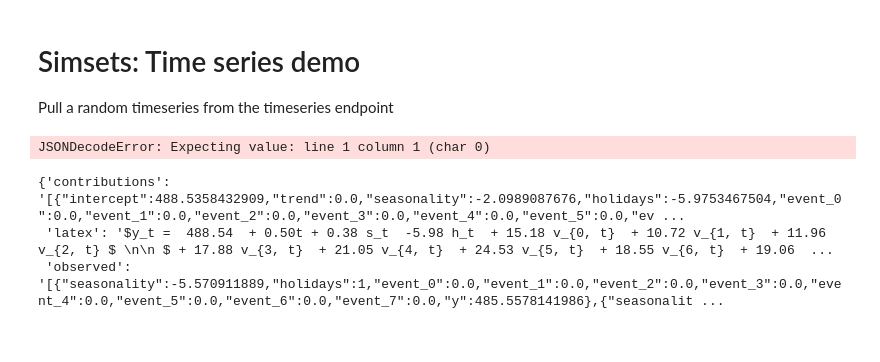
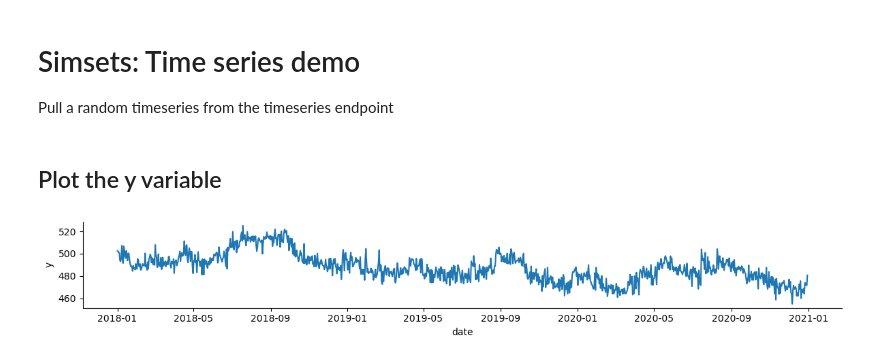
Before and after one commit to coppeliaMLA/simsets, a Jupyter notebook: notebooks/time_series_demo.ipynb, the cells around one changed output. Cells and saved outputs as stored; diff of their text form; code cells hidden in the pictures.

```diff
--- a/notebooks/time_series_demo.ipynb
+++ b/notebooks/time_series_demo.ipynb
@@ -9,27 +9,20 @@ import json
 import pandas as pd
 import seaborn as sns
 
-url = "https://simsets-118f49ff0b32.herokuapp.com/timeseries"
+url = "https://simsets-118f49ff0b32.herokuapp.com/timeseries?num_time_periods=1095"
 response = requests.get(url)
 response_json = response.json()
 
-#observed_df = pd.DataFrame(response_json['observed'])
 observed_df = pd.DataFrame(json.loads(response_json['observed']))
-observed_df
+observed_df['date'] = pd.to_datetime(observed_df['date'])
-# %% [output]
-JSONDecodeError: Expecting value: line 1 column 1 (char 0)
-# %%
-response_json
-# %% [output]
-{'contributions': '[{"intercept":488.5358432909,"trend":0.0,"seasonality":-2.0989087676,"holidays":-5.9753467504,"event_0":0.0,"event_1":0.0,"event_2":0.0,"event_3":0.0,"event_4":0.0,"event_5":0.0,"ev ...
- 'latex': '$y_t =  488.54  + 0.50t + 0.38 s_t  -5.98 h_t  + 15.18 v_{0, t}  + 10.72 v_{1, t}  + 11.96 v_{2, t} $ \n\n $ + 17.88 v_{3, t}  + 21.05 v_{4, t}  + 24.53 v_{5, t}  + 18.55 v_{6, t}  + 19.06  ...
- 'observed': '[{"seasonality":-5.570911889,"holidays":1,"event_0":0.0,"event_1":0.0,"event_2":0.0,"event_3":0.0,"event_4":0.0,"event_5":0.0,"event_6":0.0,"event_7":0.0,"y":485.5578141986},{"seasonalit ...
+# %% [markdown]
+## Plot the y variable
 # %%
-
-# Use seaborn to plot the the y variable against the date
 _ = sns.relplot(
     data=observed_df,
     x="date", y="y",
     kind="line",
-    height=2, aspect=8,
+    height=2, aspect=6,
 )
+# %% [output]
+[figure, added]
```
Also changed, not shown: parts of 15 cells of this notebook, 5 other files.
